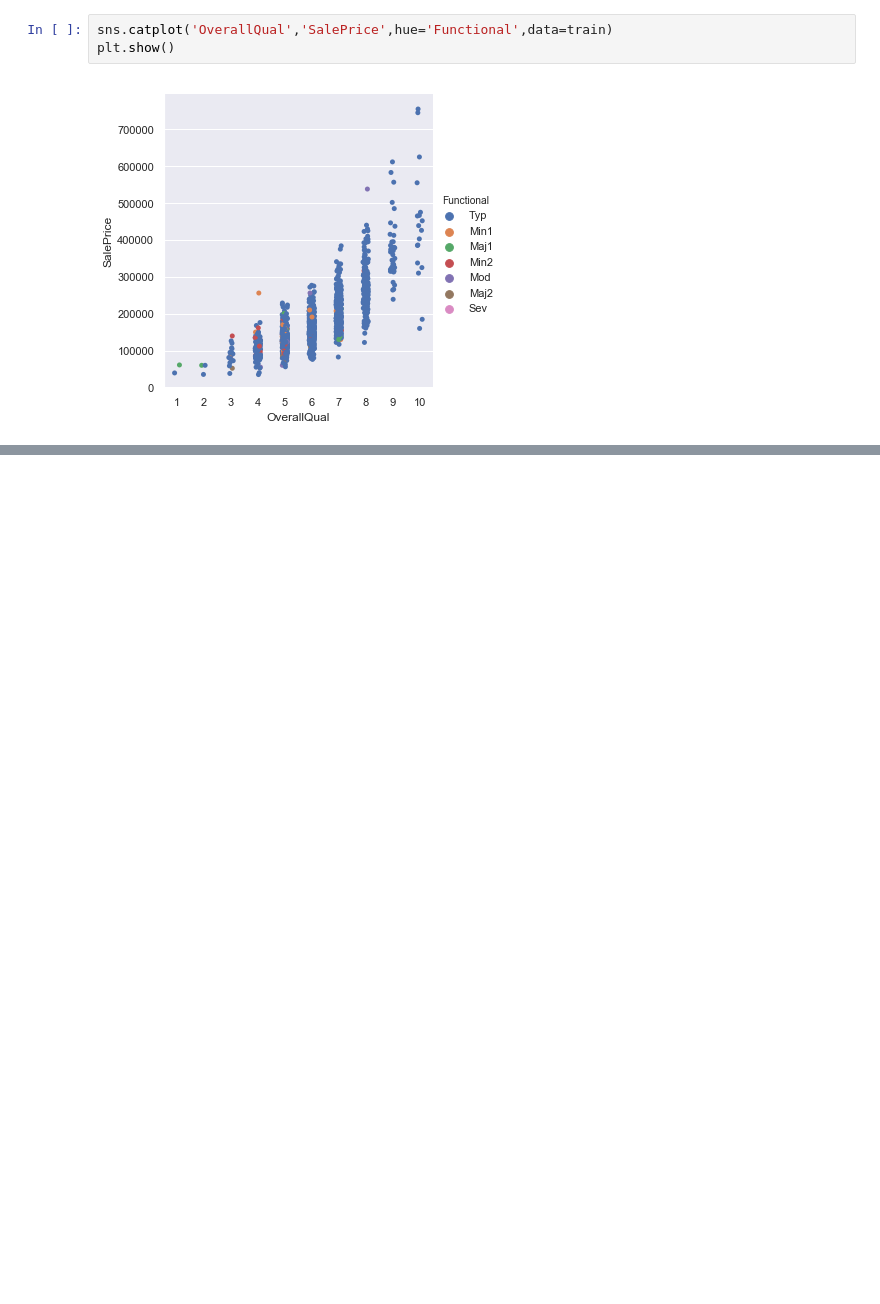
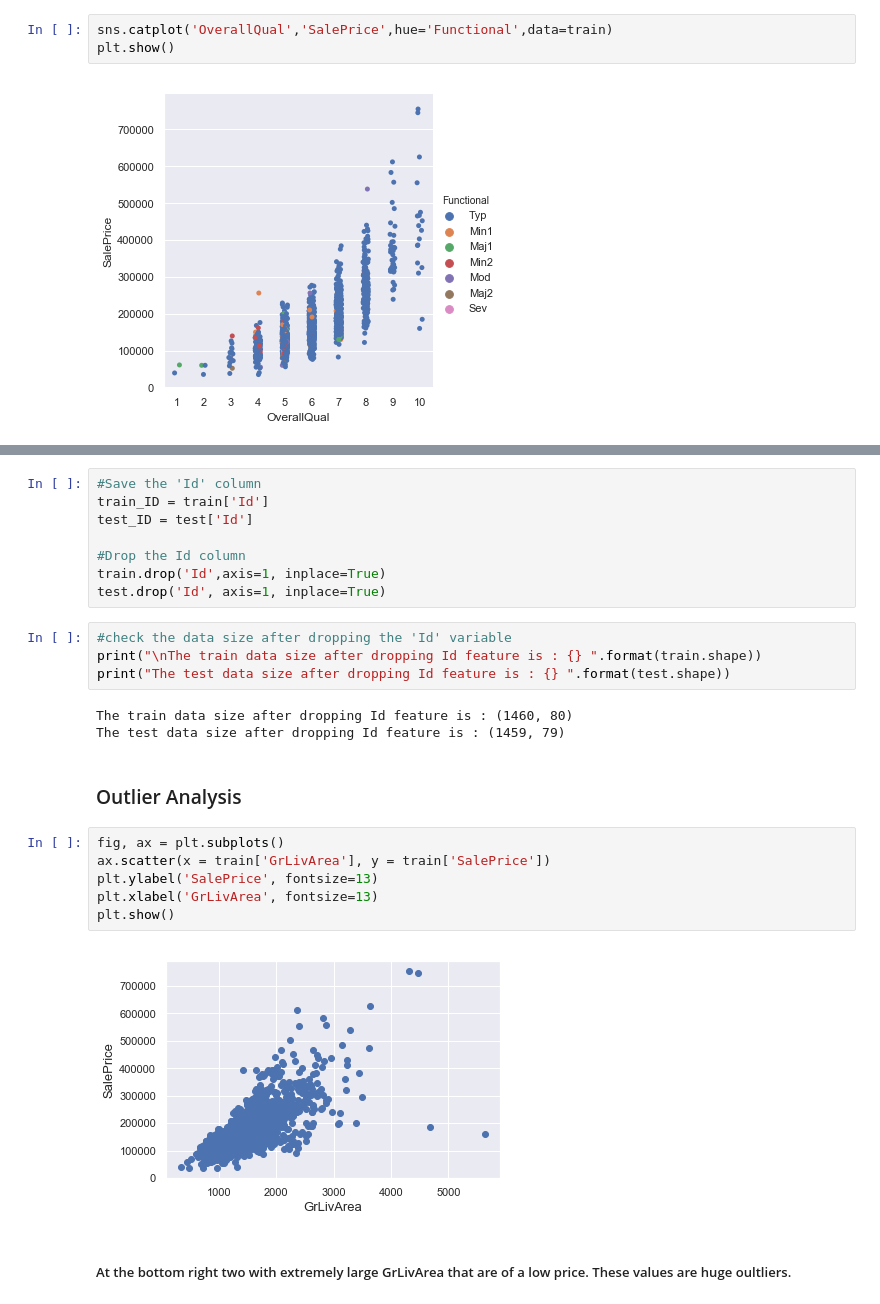
Before and after one commit to amitkabra59/Housing-Prices, a Jupyter notebook: house_pricing.ipynb, the cells around one changed output, grey strips where cells are left out. Cells and saved outputs as stored; diff of their text form; blank space fills up the shorter version.

```diff
--- a/house_pricing.ipynb
+++ b/house_pricing.ipynb
@@ -325,0 +333,27 @@ plt.show()
+# %%
+#Save the 'Id' column
+train_ID = train['Id']
+test_ID = test['Id']
+
+#Drop the Id column
+train.drop('Id',axis=1, inplace=True)
+test.drop('Id', axis=1, inplace=True)
+# %%
+#check the data size after dropping the 'Id' variable
+print("\nThe train data size after dropping Id feature is : {} ".format(train.shape))
+print("The test data size after dropping Id feature is : {} ".format(test.shape))
+# %% [output]
+The train data size after dropping Id feature is : (1460, 80)
+The test data size after dropping Id feature is : (1459, 79)
+# %% [markdown]
+### Outlier Analysis
+# %%
+fig, ax = plt.subplots()
+ax.scatter(x = train['GrLivArea'], y = train['SalePrice'])
+plt.ylabel('SalePrice', fontsize=13)
+plt.xlabel('GrLivArea', fontsize=13)
+plt.show()
+# %% [output]
+[figure, added]
+# %% [markdown]
+##### At the bottom right two with extremely large GrLivArea that are of a low price. These values are huge oultliers.
```
Also changed, not shown: parts of 13 cells of this notebook.
